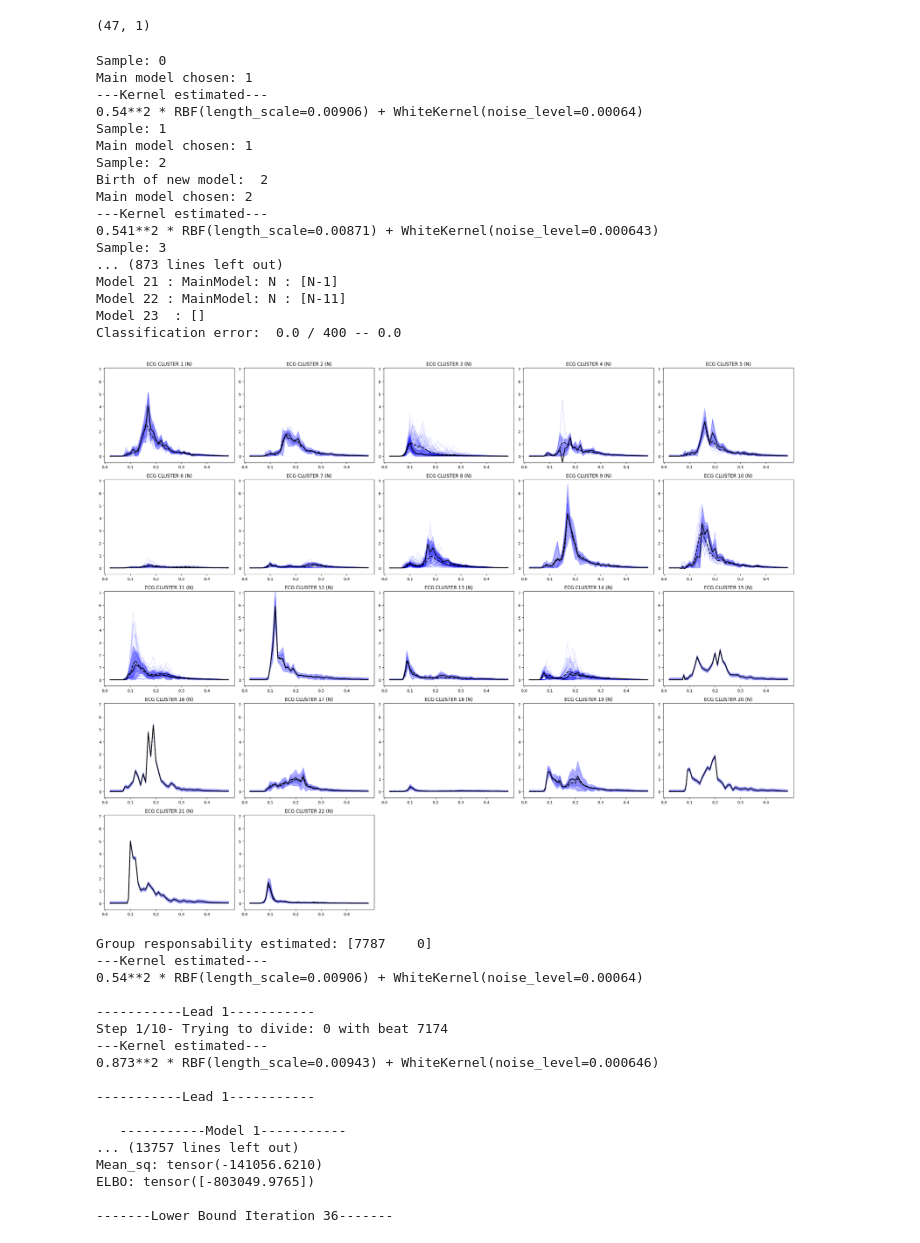
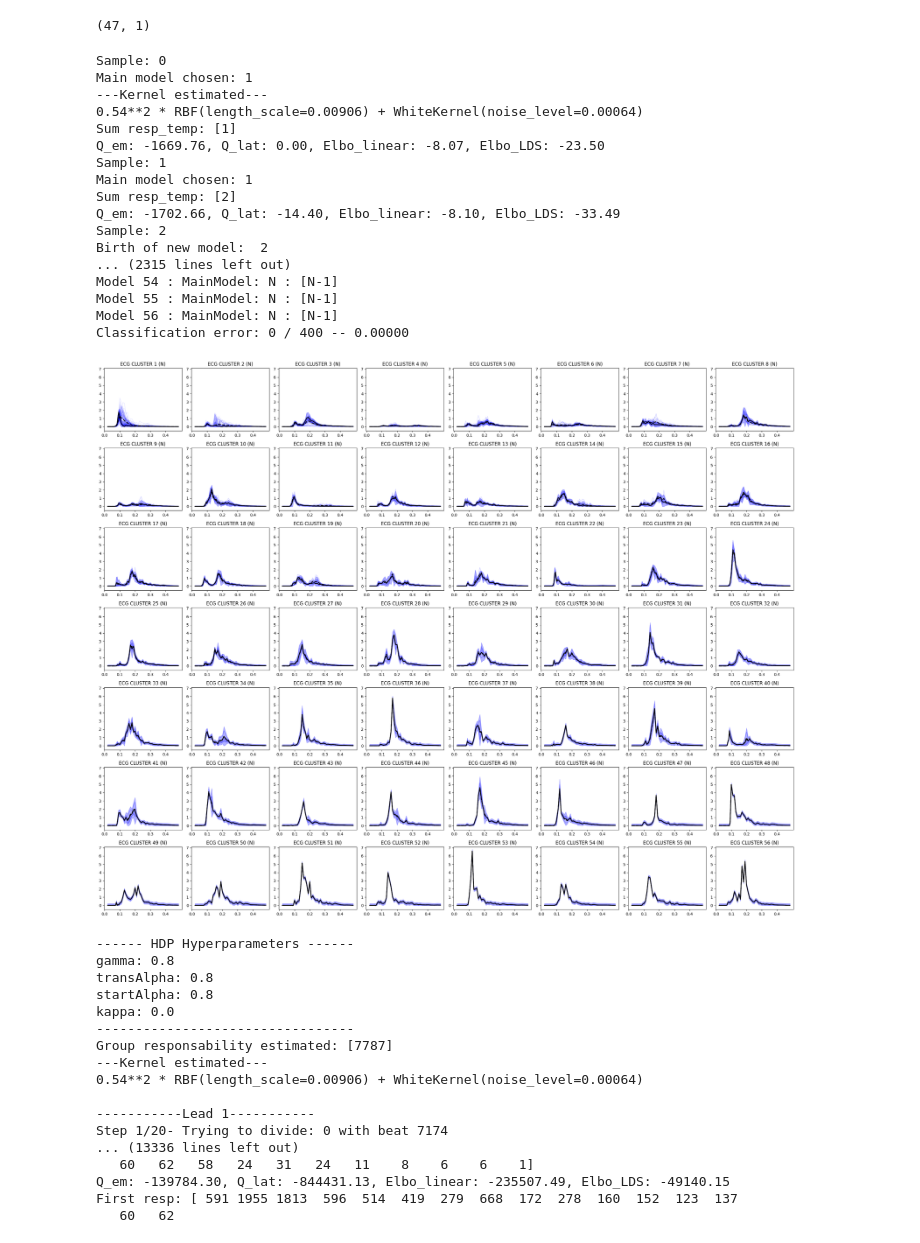
Before and after one commit to AdrianPerezHerrero/HDP-GPC, a Jupyter notebook: hdpgpc/ocean/ClasificacionOlas_ndbc.ipynb, the cells around one changed output. Drawn from its saved outputs; the diff is of its cells as text; code cells hidden in the pictures.

Commit message:
Models with last implementation.

```diff
--- a/hdpgpc/ocean/ClasificacionOlas_ndbc.ipynb
+++ b/hdpgpc/ocean/ClasificacionOlas_ndbc.ipynb
@@ -138,70 +138,70 @@ x_basis_warp = np.atleast_2d(np.arange(freq[0], freq[-1], freq.shape[0]/2.0, dty
 # %%
 sw_gp_online = hdpgp.GPI_HDP(x_basis=x_basis, x_basis_warp=x_basis_warp, n_outputs=1,
                           ini_lengthscale=ini_lengthscale, bound_lengthscale=bound_lengthscale,
                           ini_gamma=gamma, ini_sigma=sigma, ini_outputscale=outputscale_, noise_warp=noise_warp,
                           bound_sigma=bound_sigma, bound_gamma=bound_gamma, bound_noise_warp=bound_noise_warp,
-                          verbose=False, max_models=100, inducing_points=inducing_points, estimation_limit=None, annealing=False, free_deg_MNIV=5)
+                          verbose=False, max_models=100, inducing_points=inducing_points, estimation_limit=None, annealing=True, free_deg_MNIV=5)
 
 #Generate artificial labels to plot using util_plots.
 from hdpgpc.util_plots import print_results, plot_models_plotly
 num_samples = data.shape[0]
 labels = np.array(['N'] * num_samples)
 #mean_data = np.mean(data, axis=1)[:, np.newaxis]
 #data_ = data - mean_data
 for t in range(400):
     print("Sample: "+str(t))
     sw_gp_online.include_sample(x_train, data[t], with_warp=warp)
 main_model = print_results(sw_gp_online, labels, 0, error=False)
 selected_gpmodels = sw_gp_online.selected_gpmodels()
 plot_models_plotly(sw_gp_online, selected_gpmodels, main_model, labels, N_0=0, lead=0, step=freq[1]-freq[0], plot_latent=True, ticks=True, yscale=True)
 # %% [output]
 Sample: 0
 Main model chosen: 1
 ---Kernel estimated---
 0.54**2 * RBF(length_scale=0.00906) + WhiteKernel(noise_level=0.00064)
+Sum resp_temp: [1]
+Q_em: -1669.76, Q_lat: 0.00, Elbo_linear: -8.07, Elbo_LDS: -23.50
 Sample: 1
 Main model chosen: 1
+Sum resp_temp: [2]
+Q_em: -1702.66, Q_lat: -14.40, Elbo_linear: -8.10, Elbo_LDS: -33.49
 Sample: 2
 Birth of new model:  2
-Main model chosen: 2
----Kernel estimated---
-0.541**2 * RBF(length_scale=0.00871) + WhiteKernel(noise_level=0.000643)
-Sample: 3
-... (873 lines left out)
-Model 21 : MainModel: N : [N-1]
-Model 22 : MainModel: N : [N-11]
-Model 23  : []
-Classification error:  0.0 / 400 -- 0.0
+... (2315 lines left out)
+Model 54 : MainModel: N : [N-1]
+Model 55 : MainModel: N : [N-1]
+Model 56 : MainModel: N : [N-1]
+Classification error: 0 / 400 -- 0.00000
-[figure, old version]
+[figure, new version]
 # %%
 sw_gp = hdpgp.GPI_HDP(x_basis=x_basis, x_basis_warp=x_basis_warp, n_outputs=1,
                           ini_lengthscale=ini_lengthscale, bound_lengthscale=bound_lengthscale,
                           ini_gamma=gamma, ini_sigma=sigma, ini_outputscale=outputscale_, noise_warp=noise_warp,
                           bound_sigma=bound_sigma, bound_gamma=bound_gamma, bound_noise_warp=bound_noise_warp,
                           verbose=False, max_models=100, inducing_points=inducing_points, reestimate_initial_params=False,
-                          n_explore_steps=10, free_deg_MNIV=20)
+                          n_explore_steps=20, free_deg_MNIV=5)
 
 #logdata = np.log(data + 1e-6)
 x_trains = np.array([x_train] * num_samples)
 sw_gp.include_batch(x_trains, data[:num_samples,:,[0]])
 # %% [output]
-Group responsability estimated: [7787    0]
+------ HDP Hyperparameters ------
+gamma: 0.8
+transAlpha: 0.8
+startAlpha: 0.8
+kappa: 0.0
+---------------------------------
+Group responsability estimated: [7787]
 ---Kernel estimated---
 0.54**2 * RBF(length_scale=0.00906) + WhiteKernel(noise_level=0.00064)
 
 -----------Lead 1-----------
-Step 1/10- Trying to divide: 0 with beat 7174
----Kernel estimated---
-0.873**2 * RBF(length_scale=0.00943) + WhiteKernel(noise_level=0.000646)
-
------------Lead 1-----------
-
-   -----------Model 1-----------
-... (13757 lines left out)
-Mean_sq: tensor(-141056.6210)
-ELBO: tensor([-803049.9765])
-
--------Lower Bound Iteration 36-------
+Step 1/20- Trying to divide: 0 with beat 7174
+... (13336 lines left out)
+   60   62   58   24   31   24   11    8    6    6    1]
+Q_em: -139784.30, Q_lat: -844431.13, Elbo_linear: -235507.49, Elbo_LDS: -49140.15
+First resp: [ 591 1955 1813  596  514  419  279  668  172  278  160  152  123  137
+   60   62
 # %%
 labels = np.array(['N'] * num_samples)
 main_model = print_results(sw_gp, labels, 0, error=False)
```
Also changed, not shown: parts of 3 cells of this notebook, 1 other file.
